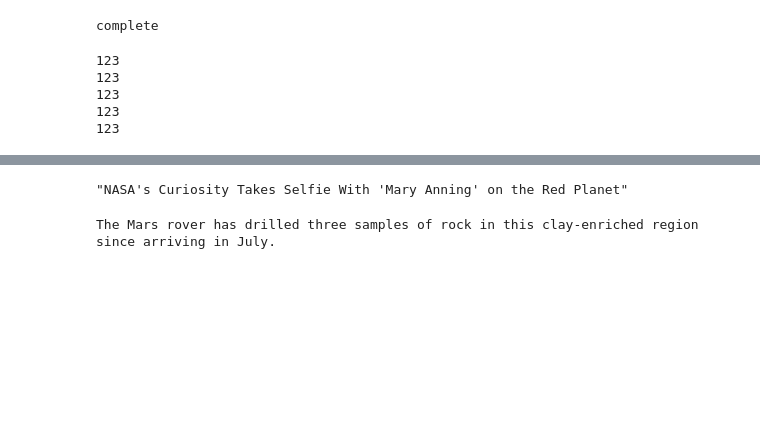
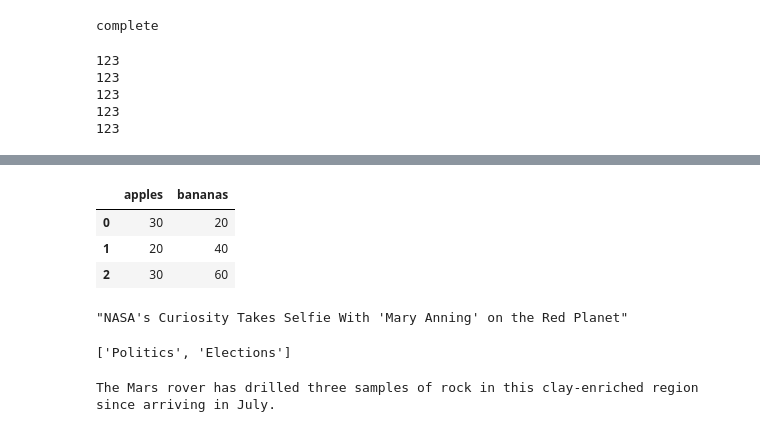
Before and after one commit to julia-claira/NYTimes_Web_Scrape, a Jupyter notebook: NYTimes_Search.ipynb, the cells around one changed output, grey strips where cells are left out. Cells and saved outputs as stored; diff of their text form; code cells hidden in the pictures; blank space fills up the shorter version.

```diff
--- a/NYTimes_Search.ipynb
+++ b/NYTimes_Search.ipynb
@@ -282,3 +348,12 @@ browser.find_by_tag('input')[2].fill("10/10/2002")
+# %%
+#test_df['apples']
+test_df.loc[0,'apples']=30
+test_df
+# %% [output]
+|  | apples | bananas |
+| 0 | 30 | 20 |
+| 1 | 20 | 40 |
+| 2 | 30 | 60 |
 # %%
 #1)Scrape the Mars News Site and collect the latest News Title and Paragraph Text
 url='https://redplanetscience.com/'
@@ -302,6 +377,10 @@ news_title=mars_titles[0]
 news_title
 # %% [output]
 "NASA's Curiosity Takes Selfie With 'Mary Anning' on the Red Planet"
+# %%
+categories['Politics']
+# %% [output]
+['Politics', 'Elections']
 # %%
 #scrape paragraph
 results=soup.find_all('div', 'article_teaser_body')
```
Also changed, not shown: parts of 17 cells of this notebook, 1 other file.
